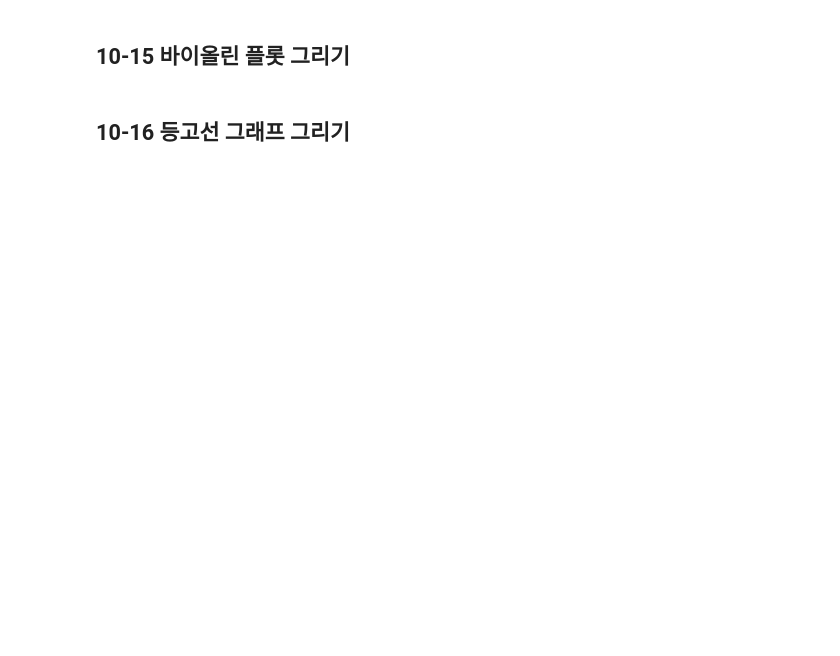
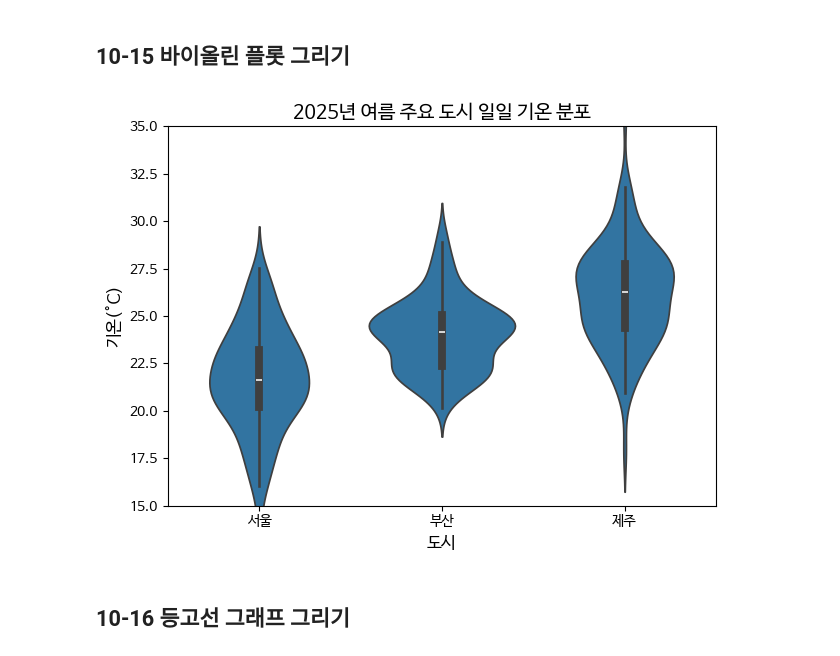
Before and after one commit to JwForStudy/Data-Analysis-with-Open-Source, a Jupyter notebook: 오픈소스_데이터_분석_10강.ipynb, the cells around one changed output. Saved outputs shown, nothing was run; the diff lists cells and outputs as text; code cells hidden in the pictures; blank space fills up the shorter version.

```diff
--- a/오픈소스_데이터_분석_10강.ipynb
+++ b/오픈소스_데이터_분석_10강.ipynb
@@ -346,33 +360,36 @@ plt.show()
 # %%
 import matplotlib.pyplot as plt
 import seaborn as sns
 import numpy as np
 import pandas as pd
 
 np.random.seed(42) ## 난수 시드 설정
 
 ## 도시별 가상 기온 데이터 생성
 seoul_temp = np.random.normal(22, 3, 100)
 busan_temp = np.random.normal(24, 2, 100)
 jeju_temp = np.random.normal(26, 2.5, 100)
 
 ## DataFrame 생성
 data = pd.DataFrame({
     '도시': ['서울'] * 100 + ['부산'] * 100 + ['제주'] * 100,
     '기온(°C)': np.concatenate([seoul_temp, busan_temp, jeju_temp])
 })
 
 ## seaborn을 이용하여 바이올린 플롯 그리기
+sns.violinplot(x='도시', y='기온(°C)', data=data)
 
 
 ## 그래프 제목 및 축 레이블 설정
 plt.title('2025년 여름 주요 도시 일일 기온 분포', fontsize=14)
 plt.xlabel('도시', fontsize=12)
 plt.ylabel('기온(°C)', fontsize=12)
 plt.ylim(15, 35)
 
 plt.tight_layout()
 plt.show()
+# %% [output]
+[figure, added]
 # %% [markdown]
 ## 10-16 등고선 그래프 그리기
 # %%
```
Also changed, not shown: parts of 12 cells of this notebook.
